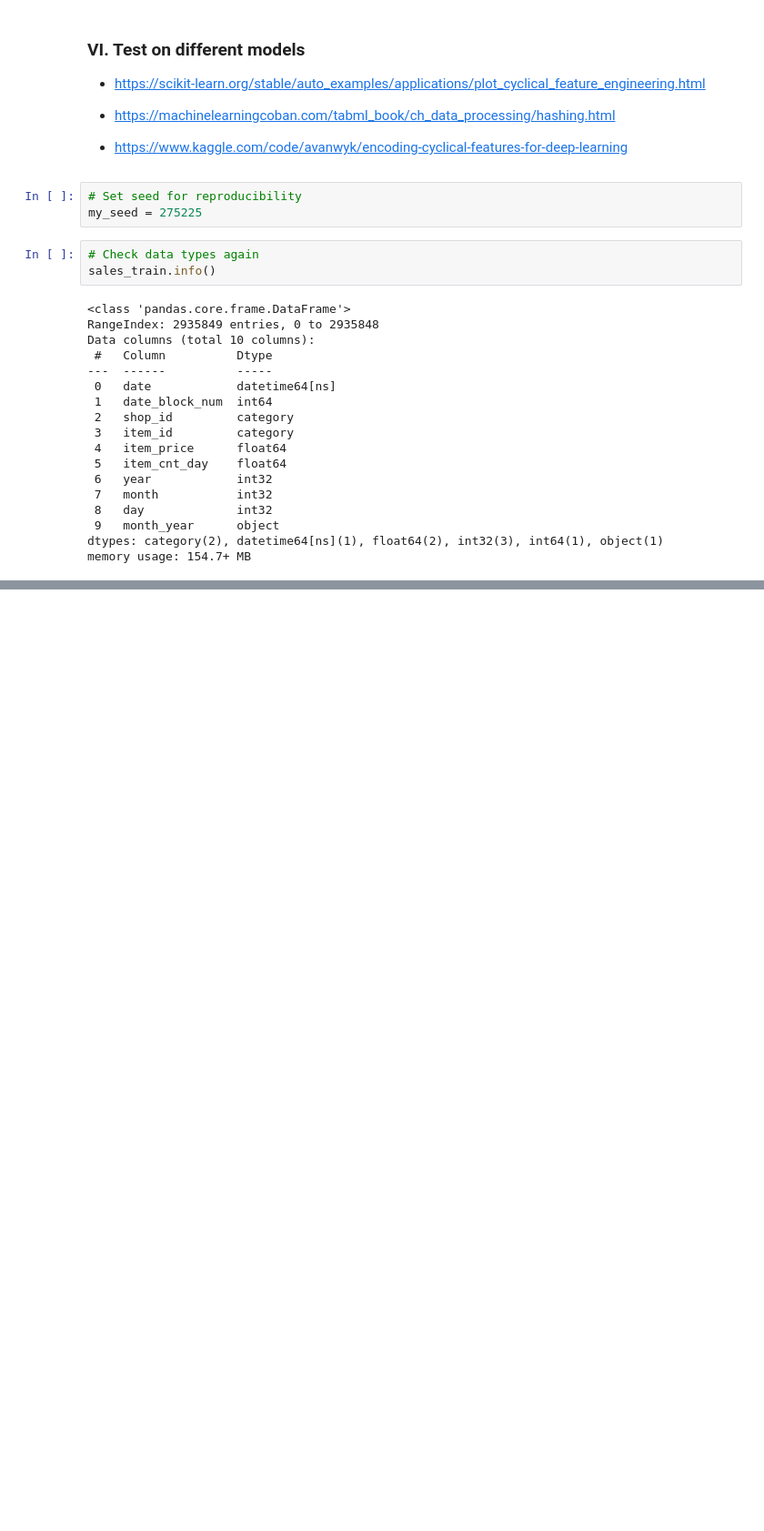
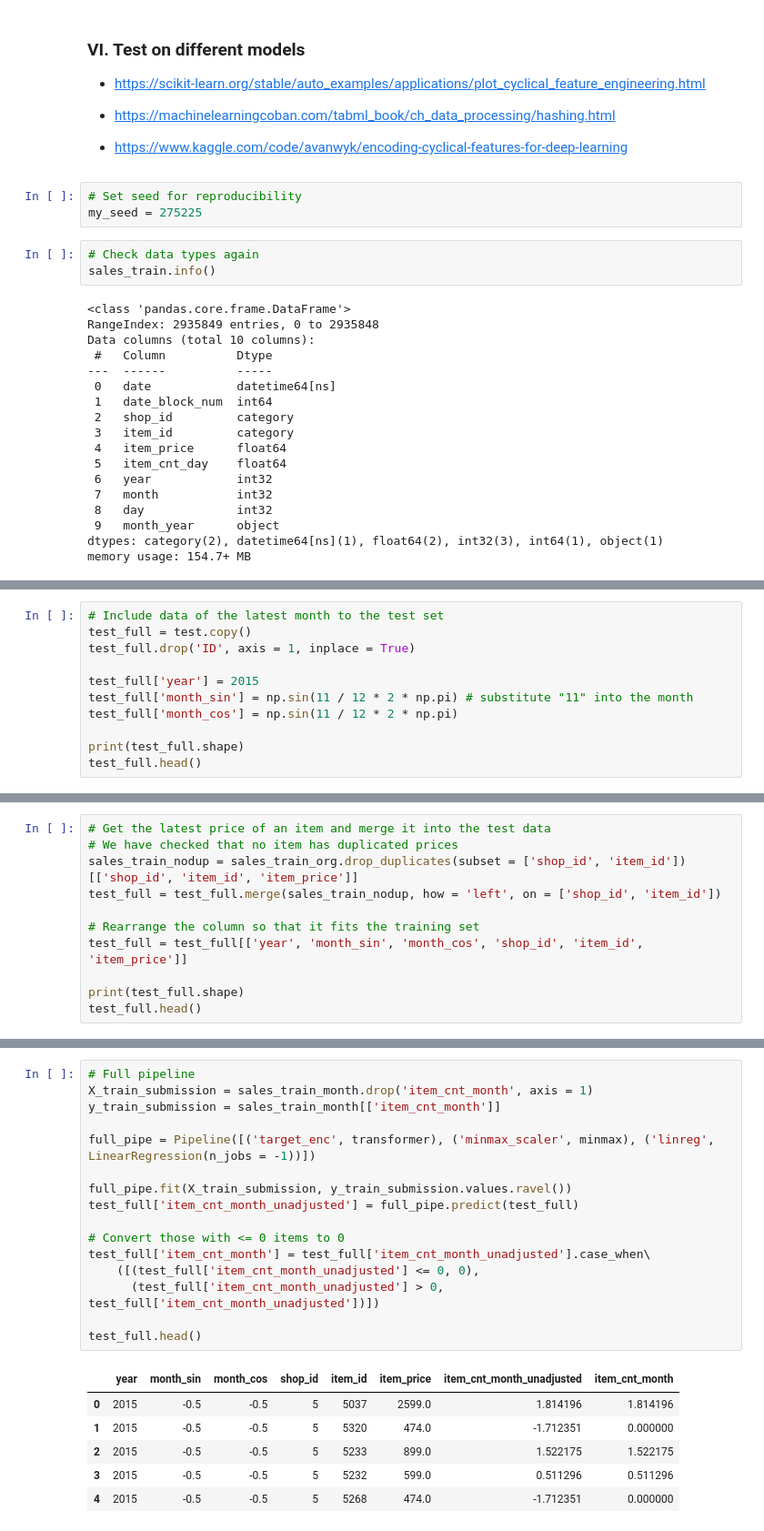
Before and after one commit to thaianle/future-sales-prediction, a Jupyter notebook: prediction_code.ipynb, the cells around one changed output, grey strips where cells are left out. Shown: that part at 91% size. Saved outputs shown, nothing was run; the diff lists cells and outputs as text; blank space fills up the shorter version.

Commit message:
Add first submission as baseline model

```diff
--- a/prediction_code.ipynb
+++ b/prediction_code.ipynb
@@ -957,0 +901,11 @@ sales_train_month.head()
+# %%
+# Include data of the latest month to the test set
+test_full = test.copy()
+test_full.drop('ID', axis = 1, inplace = True)
+
+test_full['year'] = 2015
+test_full['month_sin'] = np.sin(11 / 12 * 2 * np.pi) # substitute "11" into the month
+test_full['month_cos'] = np.sin(11 / 12 * 2 * np.pi)
+
+print(test_full.shape)
+test_full.head()
@@ -957,0 +920,11 @@ sales_train_month.head()
+# %%
+# Get the latest price of an item and merge it into the test data
+# We have checked that no item has duplicated prices
+sales_train_nodup = sales_train_org.drop_duplicates(subset = ['shop_id', 'item_id'])[['shop_id', 'item_id', 'item_price']]
+test_full = test_full.merge(sales_train_nodup, how = 'left', on = ['shop_id', 'item_id'])
+
+# Rearrange the column so that it fits the training set
+test_full = test_full[['year', 'month_sin', 'month_cos', 'shop_id', 'item_id', 'item_price']]
+
+print(test_full.shape)
+test_full.head()
@@ -957,0 +955,23 @@ sales_train_month.head()
+# %%
+# Full pipeline
+X_train_submission = sales_train_month.drop('item_cnt_month', axis = 1)
+y_train_submission = sales_train_month[['item_cnt_month']]
+
+full_pipe = Pipeline([('target_enc', transformer), ('minmax_scaler', minmax), ('linreg', LinearRegression(n_jobs = -1))])
+
+full_pipe.fit(X_train_submission, y_train_submission.values.ravel())
+test_full['item_cnt_month_unadjusted'] = full_pipe.predict(test_full)
+
+# Convert those with <= 0 items to 0
+test_full['item_cnt_month'] = test_full['item_cnt_month_unadjusted'].case_when\
+    ([(test_full['item_cnt_month_unadjusted'] <= 0, 0),
+      (test_full['item_cnt_month_unadjusted'] > 0, test_full['item_cnt_month_unadjusted'])])
+
+test_full.head()
+# %% [output]
+|  | year | month_sin | month_cos | shop_id | item_id | item_price | item_cnt_month_unadjusted | item_cnt_month |
+| 0 | 2015 | -0.5 | -0.5 | 5 | 5037 | 2599.0 | 1.814196 | 1.814196 |
+| 1 | 2015 | -0.5 | -0.5 | 5 | 5320 | 474.0 | -1.712351 | 0.000000 |
+| 2 | 2015 | -0.5 | -0.5 | 5 | 5233 | 899.0 | 1.522175 | 1.522175 |
+| 3 | 2015 | -0.5 | -0.5 | 5 | 5232 | 599.0 | 0.511296 | 0.511296 |
+| 4 | 2015 | -0.5 | -0.5 | 5 | 5268 | 474.0 | -1.712351 | 0.000000 |
```
Also changed, not shown: parts of 57 cells of this notebook, 1 other file.
